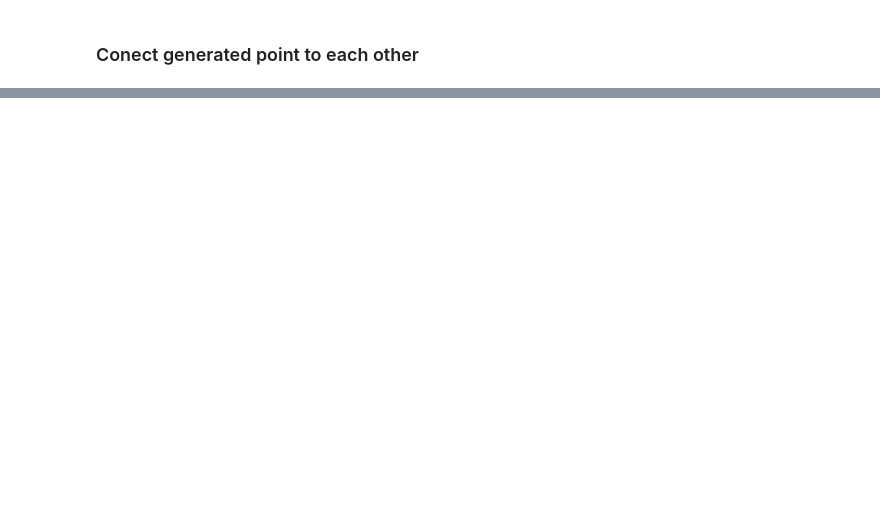
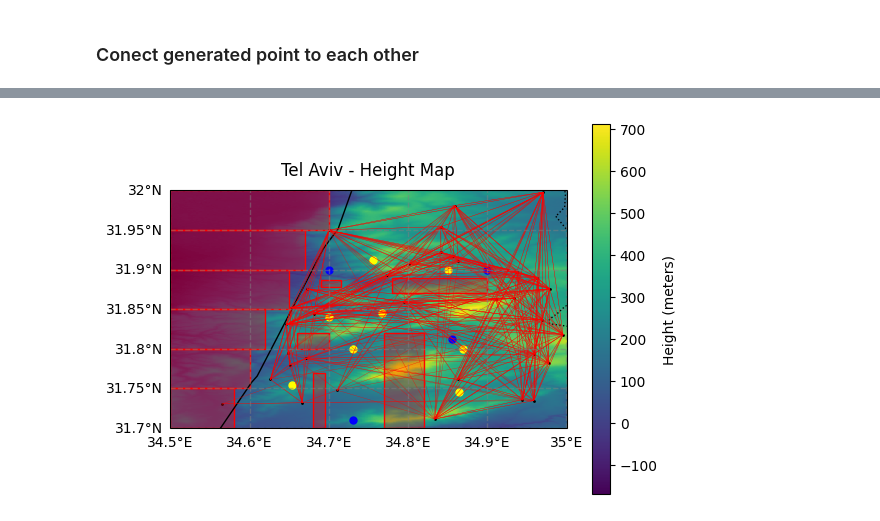
Before and after one commit to CatsPoo/Nevigation_Algorithems_Project, a Jupyter notebook: project.ipynb, the cells around one changed output, grey strips where cells are left out. Saved outputs shown, nothing was run; the diff lists cells and outputs as text; code cells hidden in the pictures; blank space fills up the shorter version.

```diff
--- a/project.ipynb
+++ b/project.ipynb
@@ -166,0 +180,3 @@ cropped_map.print()
+# %%
+cropped_map.print()
+# %% [output]
@@ -166,0 +184 @@ cropped_map.print()
+[figure, added]
```
Also changed, not shown: parts of 10 cells of this notebook, 1 other file.
